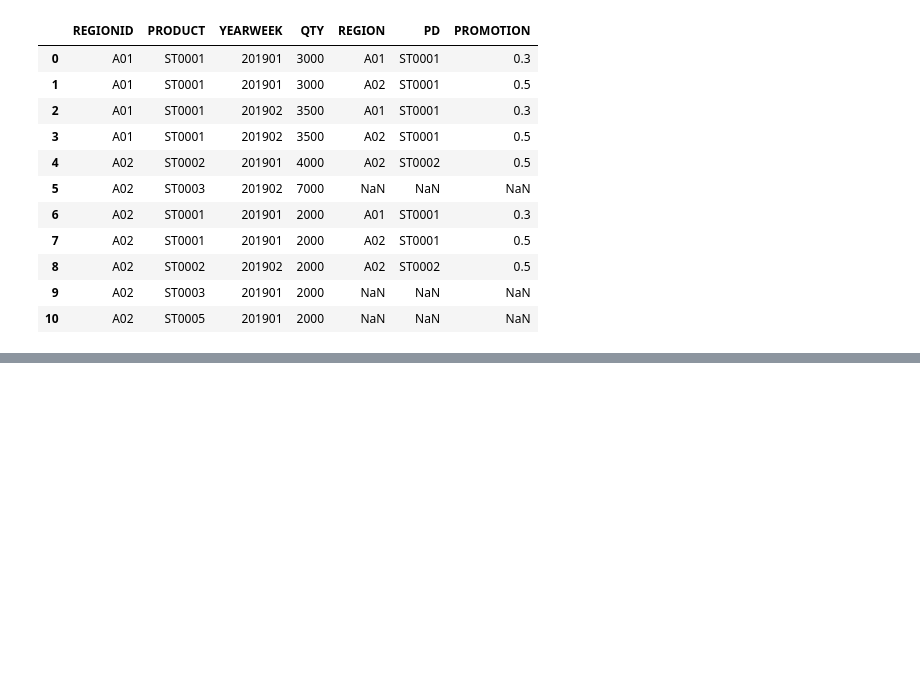
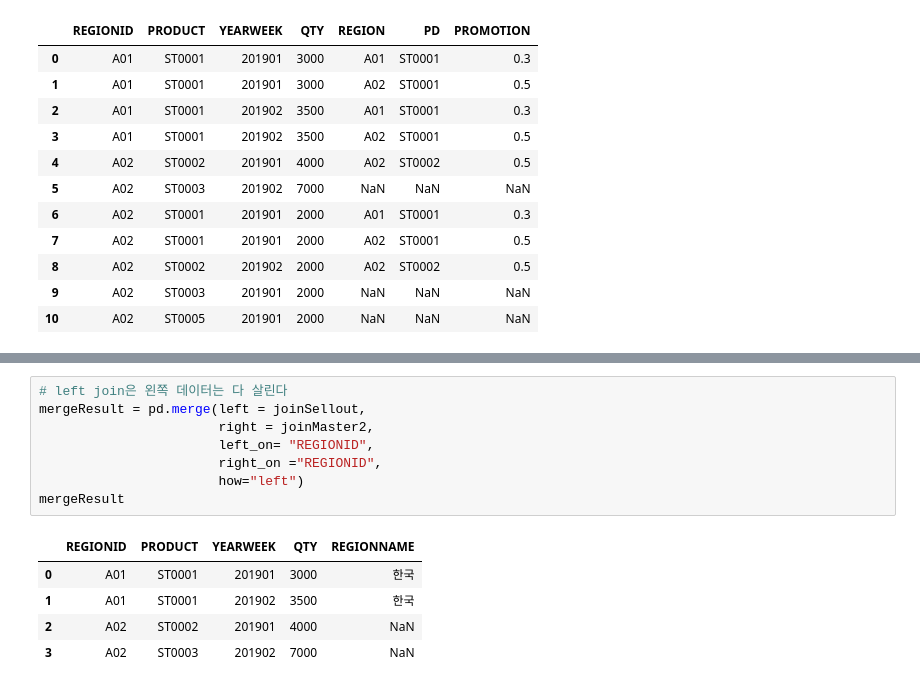
Before and after one commit to ki-ottl/python, a Jupyter notebook: Session05 - 데이터 분석 및 데이터 전처리/09. 데이터 병합하기(join).ipynb, the cells around one changed output, grey strips where cells are left out. Drawn from its saved outputs; the diff is of its cells as text; blank space fills up the shorter version.

```diff
--- a/Session05 - 데이터 분석 및 데이터 전처리/09. 데이터 병합하기(join).ipynb
+++ b/Session05 - 데이터 분석 및 데이터 전처리/09. 데이터 병합하기(join).ipynb
@@ -407,0 +448,14 @@ mergeResult # 키를 오설정하여, 데이터가 증폭되었다.
+# %%
+# left join은 왼쪽 데이터는 다 살린다
+mergeResult = pd.merge(left = joinSellout,
+                       right = joinMaster2,
+                       left_on= "REGIONID",
+                       right_on ="REGIONID",
+                       how="left")
+mergeResult
+# %% [output]
+|  | REGIONID | PRODUCT | YEARWEEK | QTY | REGIONNAME |
+| 0 | A01 | ST0001 | 201901 | 3000 | 한국 |
+| 1 | A01 | ST0001 | 201902 | 3500 | 한국 |
+| 2 | A02 | ST0002 | 201901 | 4000 | NaN |
+| 3 | A02 | ST0003 | 201902 | 7000 | NaN |
```
Also changed, not shown: parts of 8 cells of this notebook.
